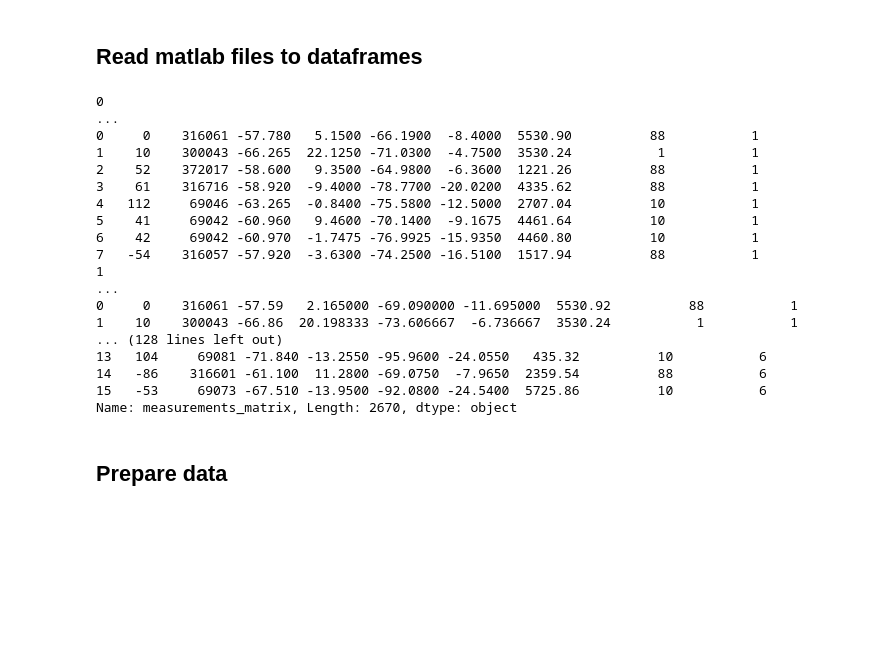
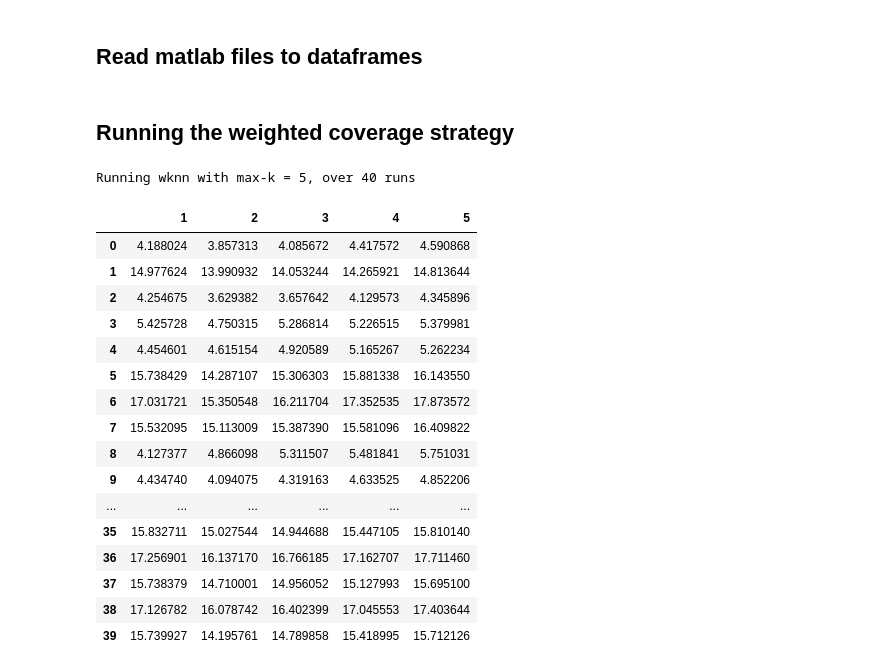
Before and after one commit to Andreas-Espelund/5G_localization, a Jupyter notebook: Main.ipynb, the cells around one changed output. Drawn from its saved outputs; the diff is of its cells as text; code cells hidden in the pictures; blank space fills up the shorter version.

```diff
--- a/Main.ipynb
+++ b/Main.ipynb
@@ -34,22 +30,0 @@ pd.set_option('display.width', 1000)  # Set the display width to 1000 characters
-# %%
-print(df_smooth['measurements_matrix'])
-# %% [output]
-0                                                                                                                                                                                                        ...
-0     0    316061 -57.780   5.1500 -66.1900  -8.4000  5530.90          88           1
-1    10    300043 -66.265  22.1250 -71.0300  -4.7500  3530.24           1           1
-2    52    372017 -58.600   9.3500 -64.9800  -6.3600  1221.26          88           1
-3    61    316716 -58.920  -9.4000 -78.7700 -20.0200  4335.62          88           1
-4   112     69046 -63.265  -0.8400 -75.5800 -12.5000  2707.04          10           1
-5    41     69042 -60.960   9.4600 -70.1400  -9.1675  4461.64          10           1
-6    42     69042 -60.970  -1.7475 -76.9925 -15.9350  4460.80          10           1
-7   -54    316057 -57.920  -3.6300 -74.2500 -16.5100  1517.94          88           1
-1                                                                                                                                                                                                        ...
-0     0    316061 -57.59   2.165000 -69.090000 -11.695000  5530.92          88           1
-1    10    300043 -66.86  20.198333 -73.606667  -6.736667  3530.24           1           1
-... (128 lines left out)
-13   104     69081 -71.840 -13.2550 -95.9600 -24.0550   435.32          10           6
-14   -86    316601 -61.100  11.2800 -69.0750  -7.9650  2359.54          88           6
-15   -53     69073 -67.510 -13.9500 -92.0800 -24.5400  5725.86          10           6
-Name: measurements_matrix, Length: 2670, dtype: object
-# %% [markdown]
-## Prepare data
@@ -74,0 +31,41 @@ print(flattened_df)
+# %% [markdown]
+## Running the weighted coverage strategy
+# %%
+n_runs = 40
+k_max = 5
+# Initialize a list to store the average errors
+print(f'Running wknn with max-k = {k_max}, over {n_runs} runs')
+errors = []
+tp_est_locations = []
+with concurrent.futures.ThreadPoolExecutor() as executor:
+    futures = [executor.submit(run_weighted_coverage, df, RF_PARAM.NSINR, k_max) for _ in range(n_runs)]
+
+    for i, future in tqdm.tqdm(enumerate(concurrent.futures.as_completed(futures)), total=n_runs):
+        tp_est_location, k_avg_error = future.result()
+        errors.append(k_avg_error)
+        tp_est_locations.append(tp_est_location)
+
+errors_df = pd.DataFrame(errors)
+computed_errors_df = compute_metrics(errors_df)
+# %% [output]
+Running wknn with max-k = 5, over 40 runs
+# %%
+errors_df
+# %% [output]
+|  | 1 | 2 | 3 | 4 | 5 |
+| 0 | 4.188024 | 3.857313 | 4.085672 | 4.417572 | 4.590868 |
+| 1 | 14.977624 | 13.990932 | 14.053244 | 14.265921 | 14.813644 |
+| 2 | 4.254675 | 3.629382 | 3.657642 | 4.129573 | 4.345896 |
+| 3 | 5.425728 | 4.750315 | 5.286814 | 5.226515 | 5.379981 |
+| 4 | 4.454601 | 4.615154 | 4.920589 | 5.165267 | 5.262234 |
+| 5 | 15.738429 | 14.287107 | 15.306303 | 15.881338 | 16.143550 |
+| 6 | 17.031721 | 15.350548 | 16.211704 | 17.352535 | 17.873572 |
+| 7 | 15.532095 | 15.113009 | 15.387390 | 15.581096 | 16.409822 |
+| 8 | 4.127377 | 4.866098 | 5.311507 | 5.481841 | 5.751031 |
+| 9 | 4.434740 | 4.094075 | 4.319163 | 4.633525 | 4.852206 |
+| ... | ... | ... | ... | ... | ... |
+| 35 | 15.832711 | 15.027544 | 14.944688 | 15.447105 | 15.810140 |
+| 36 | 17.256901 | 16.137170 | 16.766185 | 17.162707 | 17.711460 |
+| 37 | 15.738379 | 14.710001 | 14.956052 | 15.127993 | 15.695100 |
+| 38 | 17.126782 | 16.078742 | 16.402399 | 17.045553 | 17.403644 |
+| 39 | 15.739927 | 14.195761 | 14.789858 | 15.418995 | 15.712126 |
```
Also changed, not shown: parts of 11 cells of this notebook, 9 other files.
